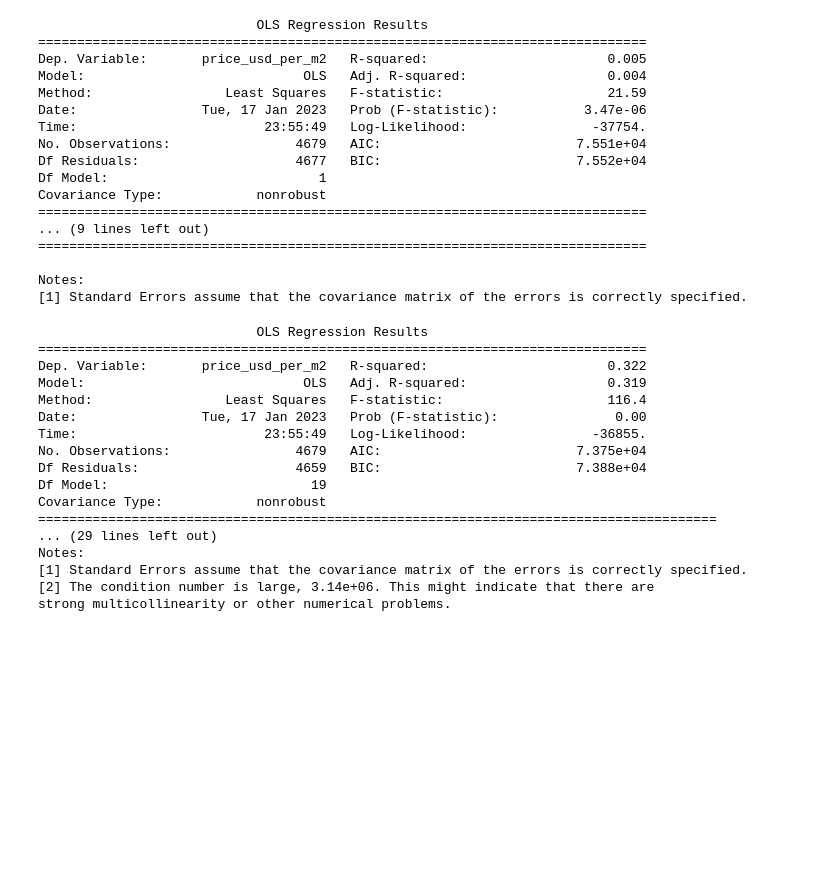
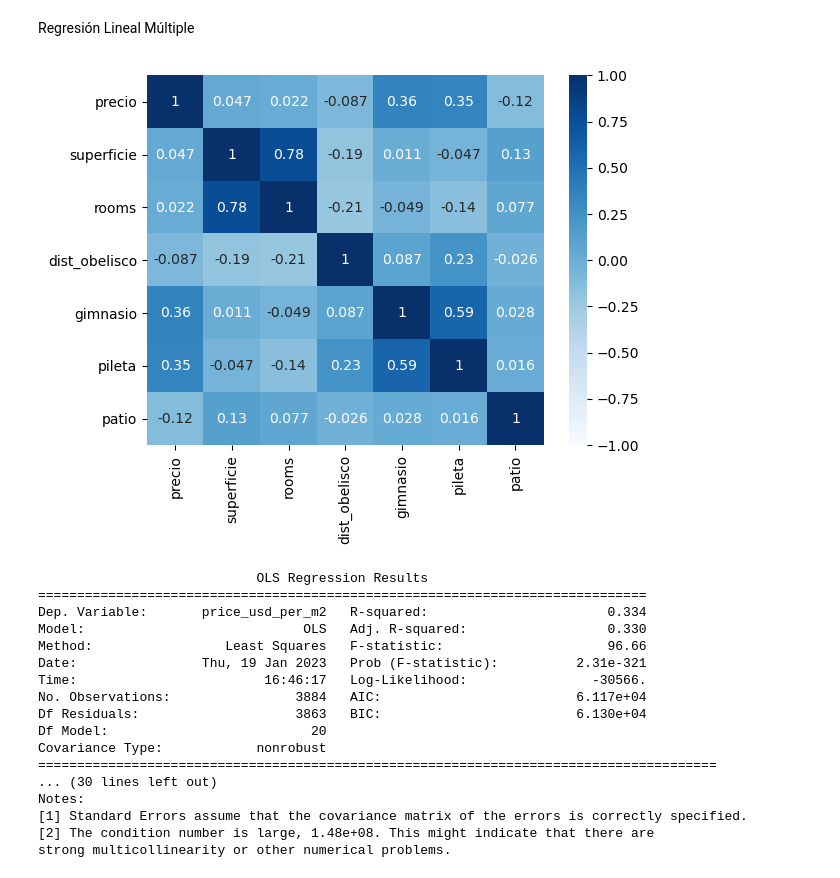
Before and after one commit to matfarinelli/DH-DS-Desafio-II, a Jupyter notebook: desafio_tp2.ipynb, the cells around one changed output. Drawn from its saved outputs; the diff is of its cells as text; code cells hidden in the pictures; blank space fills up the shorter version.

```diff
--- a/desafio_tp2.ipynb
+++ b/desafio_tp2.ipynb
@@ -92,12 +91,24 @@ Covariance Type:            nonrobust
 
 Notes:
 [1] Standard Errors assume that the covariance matrix of the errors is correctly specified.
+# %% [markdown]
+Regresión Lineal Múltiple
+# %%
+#Analizamos la correlación que existe entre algunas de las variables
+columnas_correlacion= ['price_usd_per_m2','surface_total_in_m2','rooms','distancia_obelisco','gimnasio','pileta','patio']
+data_correlacion=data_seleccion[columnas_correlacion]
+data_correlacion.rename(columns={'price_usd_per_m2':'precio','surface_total_in_m2':'superficie','distancia_obelisco':'dist_obelisco'},inplace=True)
+sns.heatmap(data_correlacion.corr(), annot=True, vmin=-1, cmap='Blues');
+# %% [output]
+[figure, added]
 # %%
-feature_cols = ['distancia']
+#Modelo de regresión múltiple con statsmodels
 
-X = data[feature_cols]
+feature_cols = ['surface_total_in_m2','rooms','distancia_obelisco','lat','lon','avenida','balcon','gimnasio','SUM','cochera','parrilla','pileta','patio','terraza','lavadero','Belgrano','Palermo','Nuñez','Palermo Hollywood','Recoleta']
 
-y = data.price_usd_per_m2
+X = data_seleccion[feature_cols]
+
+y = data_seleccion.price_usd_per_m2
 
 X = sm.add_constant(X)
 
@@ -108,50 +119,19 @@ print(model.summary())
 # %% [output]
                             OLS Regression Results
 ==============================================================================
-Dep. Variable:       price_usd_per_m2   R-squared:                       0.005
-Model:                            OLS   Adj. R-squared:                  0.004
-Method:                 Least Squares   F-statistic:                     21.59
-Date:                Tue, 17 Jan 2023   Prob (F-statistic):           3.47e-06
-Time:                        23:55:49   Log-Likelihood:                -37754.
-No. Observations:                4679   AIC:                         7.551e+04
-Df Residuals:                    4677   BIC:                         7.552e+04
-Df Model:                           1
+Dep. Variable:       price_usd_per_m2   R-squared:                       0.334
+Model:                            OLS   Adj. R-squared:                  0.330
+Method:                 Least Squares   F-statistic:                     96.66
+Date:                Thu, 19 Jan 2023   Prob (F-statistic):          2.31e-321
+Time:                        16:46:17   Log-Likelihood:                -30566.
+No. Observations:                3884   AIC:                         6.117e+04
+Df Residuals:                    3863   BIC:                         6.130e+04
+Df Model:                          20
 Covariance Type:            nonrobust
-==============================================================================
-... (9 lines left out)
-==============================================================================
-
+=======================================================================================
+... (30 lines left out)
 Notes:
 [1] Standard Errors assume that the covariance matrix of the errors is correctly specified.
+[2] The condition number is large, 1.48e+08. This might indicate that there are
+strong multicollinearity or other numerical problems.
-# %%
-feature_cols = ['surface_total_in_m2','distancia','lat','lon','avenida','balcon','gimnasio','SUM','cochera','parrilla','pileta','patio','terraza','lavadero','Belgrano','Palermo','Nuñez','Palermo Hollywood','Recoleta']
-
-X = data[feature_cols]
-
-y = data.price_usd_per_m2
-
-X = sm.add_constant(X)
-
-model = sm.OLS(y, X).fit()
-print(model.summary())
-
-##
-# %% [output]
-                            OLS Regression Results
-==============================================================================
-Dep. Variable:       price_usd_per_m2   R-squared:                       0.322
-Model:                            OLS   Adj. R-squared:                  0.319
-Method:                 Least Squares   F-statistic:                     116.4
-Date:                Tue, 17 Jan 2023   Prob (F-statistic):               0.00
-Time:                        23:55:49   Log-Likelihood:                -36855.
-No. Observations:                4679   AIC:                         7.375e+04
-Df Residuals:                    4659   BIC:                         7.388e+04
-Df Model:                          19
-Covariance Type:            nonrobust
-=======================================================================================
-... (29 lines left out)
-Notes:
-[1] Standard Errors assume that the covariance matrix of the errors is correctly specified.
-[2] The condition number is large, 3.14e+06. This might indicate that there are
-strong multicollinearity or other numerical problems.
 # %%
```
Also changed, not shown: parts of 24 cells of this notebook, 3 other files.
